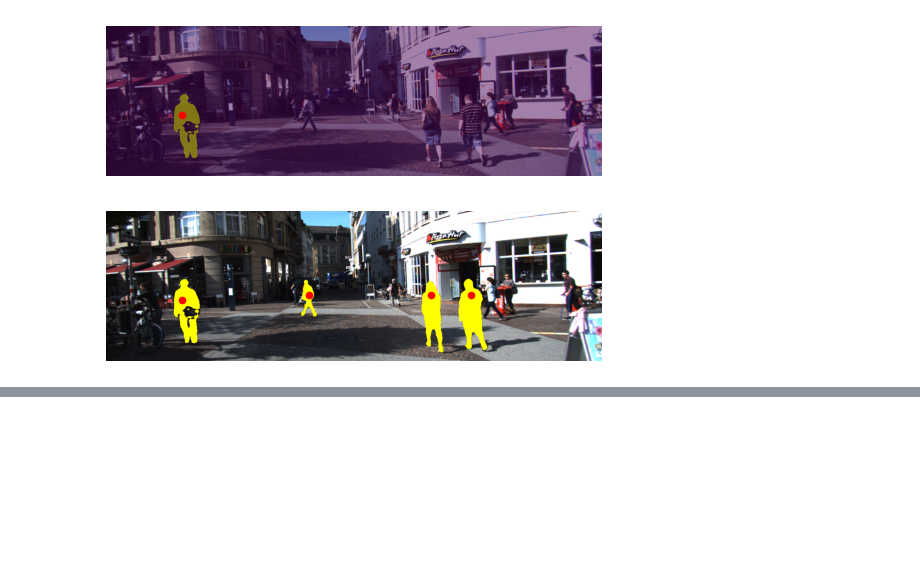
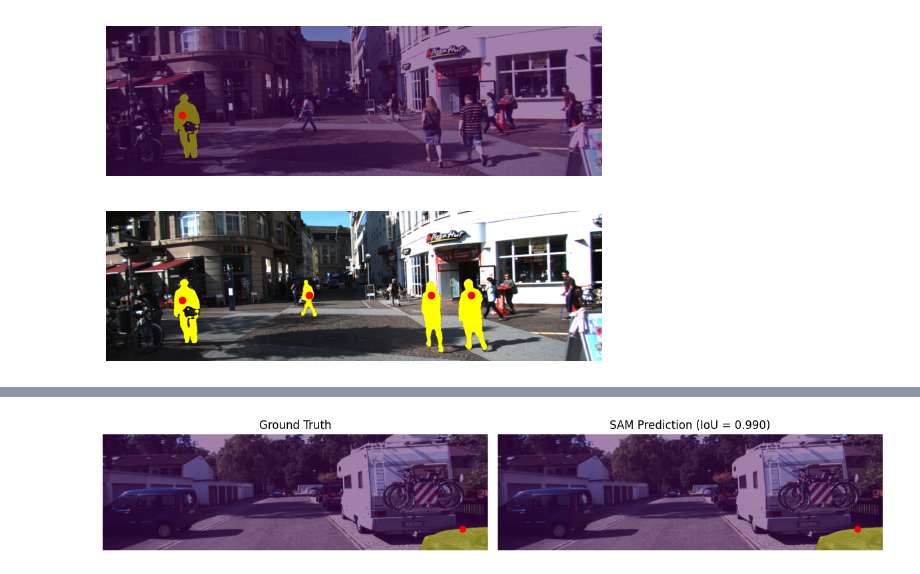
Before and after one commit to adriangt2001/C5-Project, a Jupyter notebook: Week2/notebooks/task_a.ipynb, the cells around one changed output, grey strips where cells are left out. Drawn from its saved outputs; the diff is of its cells as text; code cells hidden in the pictures; blank space fills up the shorter version.

```diff
--- a/Week2/notebooks/task_a.ipynb
+++ b/Week2/notebooks/task_a.ipynb
@@ -285,0 +294,25 @@ for i in tqdm(range(len(dataset))):
+# %%
+img, gt, pred, point = best_sample
+
+plt.figure(figsize=(12,5))
+
+# Ground truth
+plt.subplot(1,2,1)
+plt.title(f"Ground Truth")
+plt.imshow(img)
+plt.imshow(gt, alpha=0.5)
+plt.scatter(point[0], point[1], c="red", s=40)
+plt.axis("off")
+
+# Prediction
+plt.subplot(1,2,2)
+plt.title(f"SAM Prediction (IoU = {best_iou:.3f})")
+plt.imshow(img)
+plt.imshow(pred, alpha=0.5)
+plt.scatter(point[0], point[1], c="red", s=40)
+plt.axis("off")
+
+plt.tight_layout()
+plt.show()
+# %% [output]
+[figure, added]
```
Also changed, not shown: parts of 9 cells of this notebook, 6 other files.
